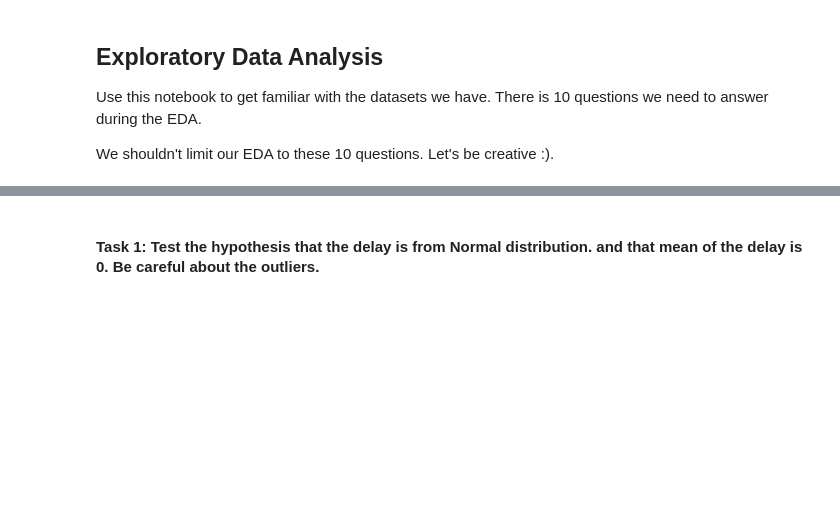
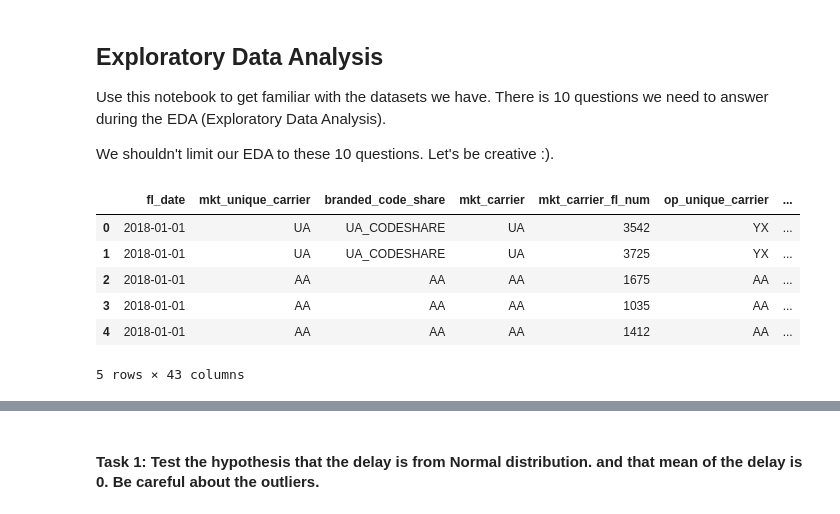
Before and after one commit to georgi3/flight_delay_predictions, a Jupyter notebook: george/exploratory_analysis.ipynb, the cells around one changed output, grey strips where cells are left out. Drawn from its saved outputs; the diff is of its cells as text; code cells hidden in the pictures; blank space fills up the shorter version.

```diff
--- a/george/exploratory_analysis.ipynb
+++ b/george/exploratory_analysis.ipynb
@@ -1,7 +1,7 @@
 # %% [markdown]
 ## Exploratory Data Analysis
 
-Use this notebook to get familiar with the datasets we have. There is 10 questions we need to answer during the EDA.
+Use this notebook to get familiar with the datasets we have. There is 10 questions we need to answer during the EDA (Exploratory Data Analysis).
 
 
 We shouldn't limit our EDA to these 10 questions. Let's be creative :).
@@ -7,0 +27,10 @@ We shouldn't limit our EDA to these 10 questions. Let's be creative :).
+# %%
+flight_df.head()
+# %% [output]
+|  | fl_date | mkt_unique_carrier | branded_code_share | mkt_carrier | mkt_carrier_fl_num | op_unique_carrier | ... |
+| 0 | 2018-01-01 | UA | UA_CODESHARE | UA | 3542 | YX | ... |
+| 1 | 2018-01-01 | UA | UA_CODESHARE | UA | 3725 | YX | ... |
+| 2 | 2018-01-01 | AA | AA | AA | 1675 | AA | ... |
+| 3 | 2018-01-01 | AA | AA | AA | 1035 | AA | ... |
+| 4 | 2018-01-01 | AA | AA | AA | 1412 | AA | ... |
+5 rows × 43 columns
```
Also changed, not shown: parts of 17 cells of this notebook, 1 other file.
